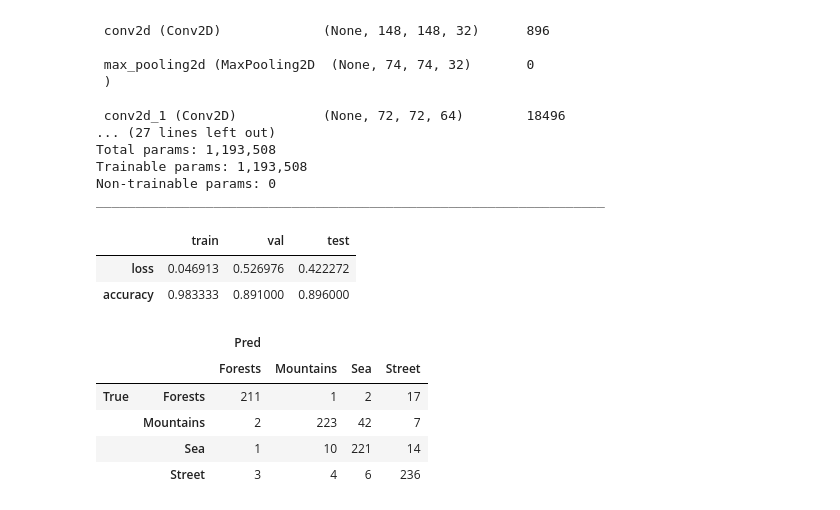
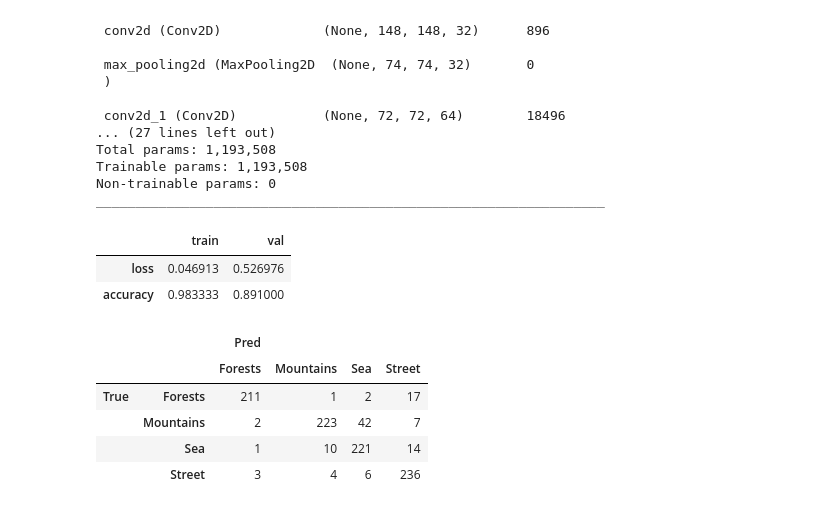
Before and after one commit to JuanCruzC97/ml-stuff, a Jupyter notebook: computer-vision/scenes.ipynb, the cells around one changed output. Saved outputs shown, nothing was run; the diff lists cells and outputs as text; code cells hidden in the pictures.

```diff
--- a/computer-vision/scenes.ipynb
+++ b/computer-vision/scenes.ipynb
@@ -846,11 +847,11 @@ Trainable params: 1,193,508
 Non-trainable params: 0
 _________________________________________________________________
 # %%
-model_evaluation(conv_3, train_data, train_targets, val_data, val_targets, test_data, test_targets)
+model_evaluation(conv_3, train_data, train_targets, val_data, val_targets)
 # %% [output]
-|  | train | val | test |
-| loss | 0.046913 | 0.526976 | 0.422272 |
-| accuracy | 0.983333 | 0.891000 | 0.896000 |
+|  | train | val |
+| loss | 0.046913 | 0.526976 |
+| accuracy | 0.983333 | 0.891000 |
 # %%
 display_confusion_matrix(val_targets, np.argmax(conv_3.predict(val_data, verbose=False), axis=1))
 # %% [output]
```
Also changed, not shown: parts of 11 cells of this notebook, 1 other file.
